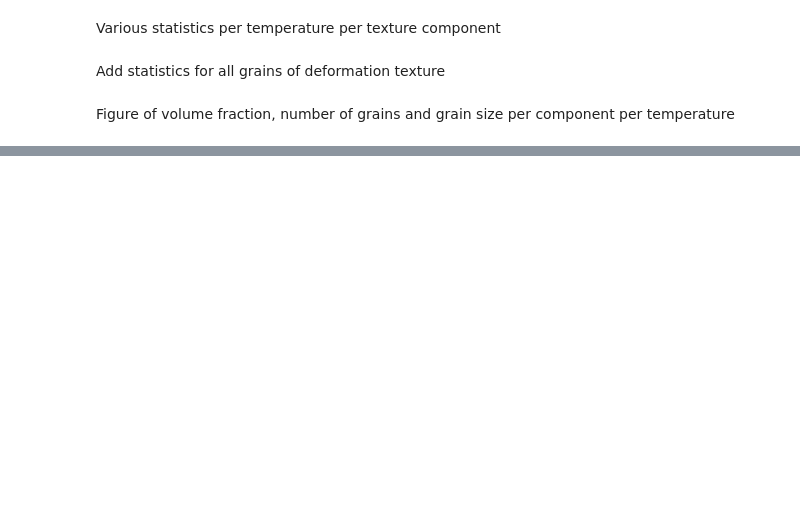
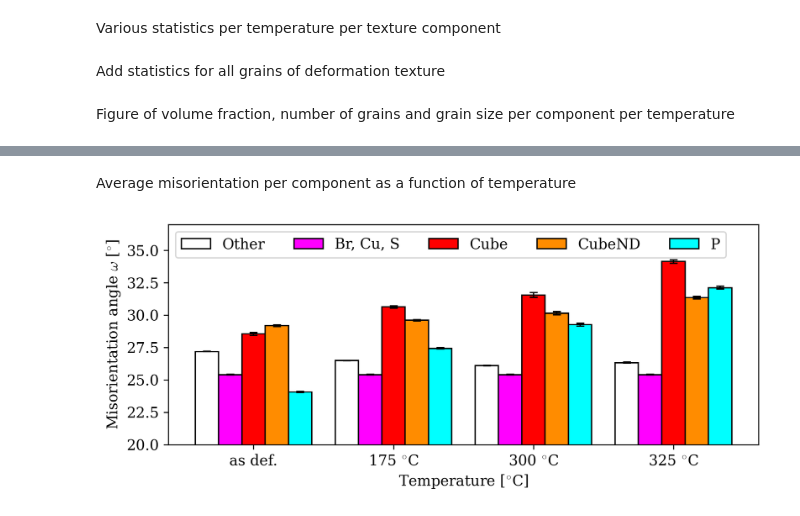
Before and after one commit to hakonanes/p-texture-al-mn-alloys, a Jupyter notebook: notebooks/generate_figures_for_paper.ipynb, the cells around one changed output, grey strips where cells are left out. Cells and saved outputs as stored; diff of their text form; code cells hidden in the pictures; blank space fills up the shorter version.

```diff
--- a/notebooks/generate_figures_for_paper.ipynb
+++ b/notebooks/generate_figures_for_paper.ipynb
@@ -1132,0 +1217,46 @@ for sample in identifier:
+# %% [markdown]
+Average misorientation per component as a function of temperature
+# %%
+x = np.arange(len(grain_stats))
+bar_width = 1 / 6
+bar_kw = dict(width=bar_width, ec="k")
+
+fig, ax = plt.subplots(figsize=(8, 3))
+h1 = ax.bar(
+    x - bar_width,
+    np.rad2deg(np.mean([comp_gb_stats.mori_mean_br, comp_gb_stats.mori_mean_cu, comp_gb_stats.mori_mean_s])),
+    label=comp_name_def,
+    color=comp_color_def,
+    yerr=np.rad2deg(np.mean([comp_gb_stats.mori_confint_br, comp_gb_stats.mori_confint_cu, comp_gb_stats.mori_confint_s])),
+    capsize=3,
+    **bar_kw
+)
+handles = [h1,]
+for w, name, c in zip(
+    [-2 * bar_width, 0, bar_width, 2 * bar_width],
+    [comp_names[0],] + comp_names[4:7],
+    [comp_colors[0],] + comp_colors[4:7],
+):
+    hi = ax.bar(
+        x + w,
+        np.rad2deg(comp_gb_stats[f"mori_mean_{name.lower()}"]),
+        yerr=np.rad2deg(comp_gb_stats[f"mori_confint_{name.lower()}"]),
+        capsize=3,
+        label=name,
+        color=c,
+        **bar_kw
+    )
+    handles.append(hi)
+ax.set_xticks(x)
+ax.set_xticklabels(titles)
+ax.set_xlabel("Temperature [$^{\circ}$C]")
+ax.set_ylabel("Misorientation angle $\omega$ [$^{\circ}$]")
+ax.legend(
+    handles=[handles[1], handles[0]] + handles[2:],
+    labels=[comp_names[0], comp_name_def] + comp_names[4:7],
+    ncol=5,
+    loc="upper left",
+)
+ax.set_ylim(20, 37);
+# %% [output]
+[figure, added]
```
Also changed, not shown: parts of 30 cells of this notebook.
